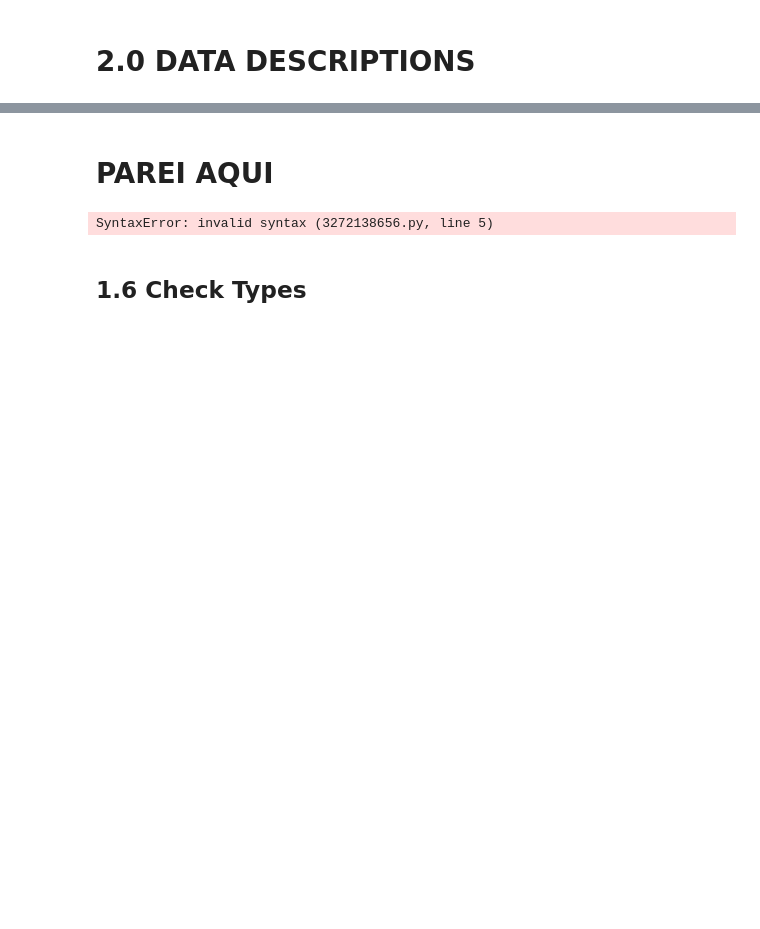
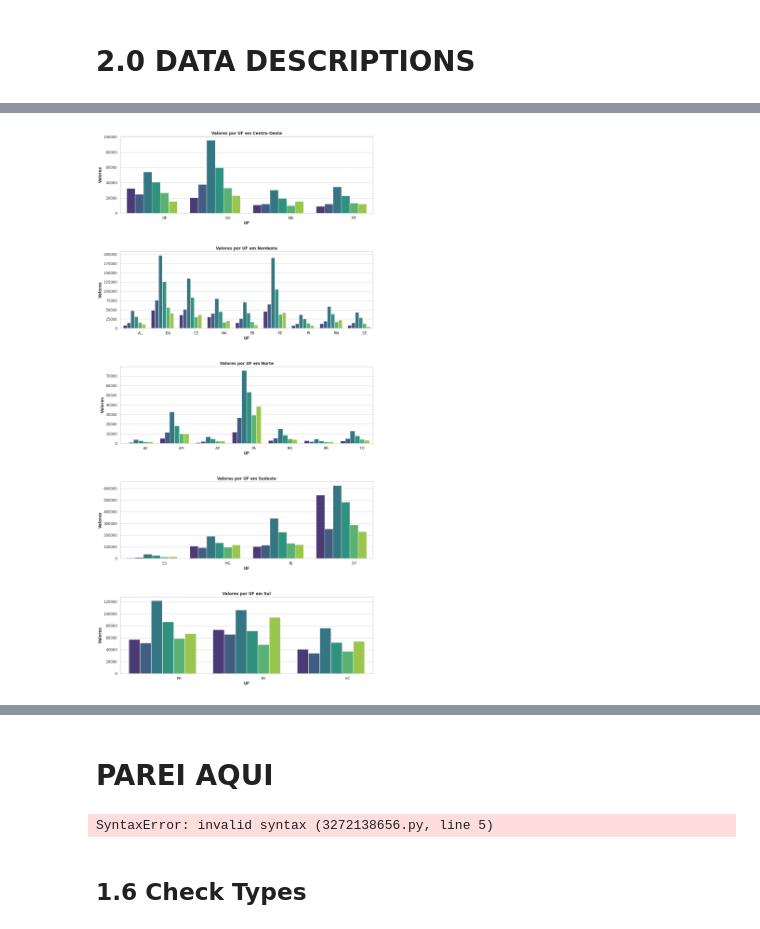
Before and after one commit to victor-vilela/censo_escolar_2022, a Jupyter notebook: notebooks/01-vvo-data-project.ipynb, the cells around one changed output, grey strips where cells are left out. Drawn from its saved outputs; the diff is of its cells as text; code cells hidden in the pictures; blank space fills up the shorter version.

```diff
--- a/notebooks/01-vvo-data-project.ipynb
+++ b/notebooks/01-vvo-data-project.ipynb
@@ -268,0 +359,49 @@ sns.barplot(x='no_regiao', y='qt_mat_bas_6_10', data=hip_1, ax=ax);
+# %%
+# Agrupando um novo dataframe para análise
+hip_2 = df2[['no_regiao', 'sg_uf', 'qt_mat_bas_0_3', 'qt_mat_bas_4_5', 'qt_mat_bas_6_10', 'qt_mat_bas_11_14', 'qt_mat_bas_15_17', 'qt_mat_bas_18_mais']].groupby(['no_regiao', 'sg_uf']).sum().reset_index()
+hip_2_melt = pd.melt(hip_2, id_vars=['no_regiao', 'sg_uf'], var_name='Variavel', value_name='Valor')
+
+# Configuração do estilo Seaborn
+sns.set(style="whitegrid")
+
+# Obter regiões únicas
+regions = hip_2['no_regiao'].unique()
+
+# Criar subplots para cada região
+fig, axes = plt.subplots(nrows=len(regions), ncols=1, figsize=(14, 6 * len(regions)))
+
+# Iterar sobre as regiões e plotar gráficos
+for i, region in enumerate(regions):
+    region_data = hip_2_melt[hip_2_melt['no_regiao'] == region]
+
+    # Ajustar o espaço entre os subplots
+    plt.subplots_adjust(hspace=0.5)
+
+    # Ajustar as posições das barras para evitar sobreposições
+    bar_width = 0.2
+    r_positions = [r + bar_width * j for j, r in enumerate(range(len(region_data['sg_uf'].unique())))]
+
+    # Plotar as barras em cada subplot
+    for k, uf in enumerate(region_data['sg_uf'].unique()):
+        uf_data = region_data[region_data['sg_uf'] == uf]
+        r = [x + bar_width * k for x in r_positions]
+        sns.barplot(x='sg_uf', y='Valor', hue='Variavel', data=region_data, palette="viridis", ax=axes[i],legend=None)
+        # axes[i].bar(r, uf_data['qt_mat_bas_0_3'],     color='blue',   width=bar_width, edgecolor='grey', label='qt_mat_bas_0_3'     if k == 0 else '', alpha=0.7)
+        # axes[i].bar(r, uf_data['qt_mat_bas_4_5'],     color='orange', width=bar_width, edgecolor='grey', label='qt_mat_bas_4_5'     if k == 0 else '', alpha=0.7)
+        # axes[i].bar(r, uf_data['qt_mat_bas_6_10'],    color='green',  width=bar_width, edgecolor='grey', label='qt_mat_bas_6_10'    if k == 0 else '', alpha=0.7)
+        # axes[i].bar(r, uf_data['qt_mat_bas_11_14'],   color='yellow', width=bar_width, edgecolor='grey', label='qt_mat_bas_11_14'   if k == 0 else '', alpha=0.7)
+        # axes[i].bar(r, uf_data['qt_mat_bas_15_17'],   color='red',    width=bar_width, edgecolor='grey', label='qt_mat_bas_15_17'   if k == 0 else '', alpha=0.7)
+        # axes[i].bar(r, uf_data['qt_mat_bas_18_mais'], color='purple', width=bar_width, edgecolor='grey', label='qt_mat_bas_18_mais' if k == 0 else '', alpha=0.7)
+
+    # Adicionar rótulos e título a cada subplot
+    axes[i].set_xlabel('UF', fontweight='bold')
+    axes[i].set_xticks([r + bar_width for r in range(len(region_data['sg_uf'].unique()))])
+    axes[i].set_xticklabels(region_data['sg_uf'].unique())
+    axes[i].set_ylabel('Valores', fontweight='bold')
+    axes[i].set_title(f'Valores por UF em {region}', fontweight='bold')
+    # sns.move_legend(axes[i], 'center left')
+
+# Exibir os subplots
+plt.show()
+# %% [output]
+[figure, added]
```
Also changed, not shown: parts of 20 cells of this notebook.
